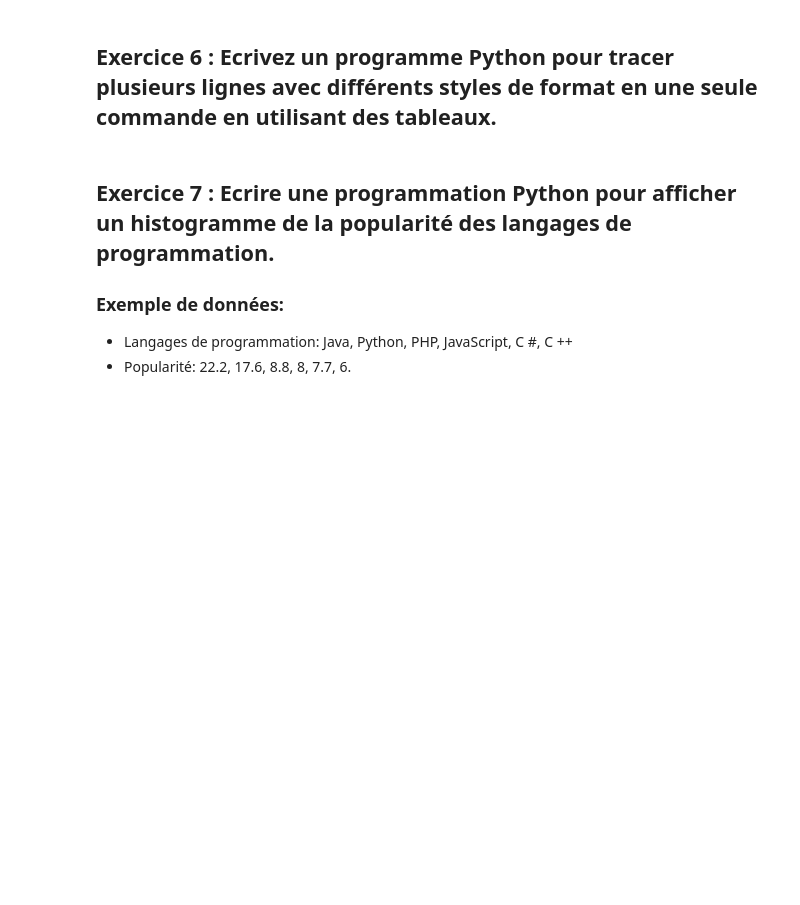
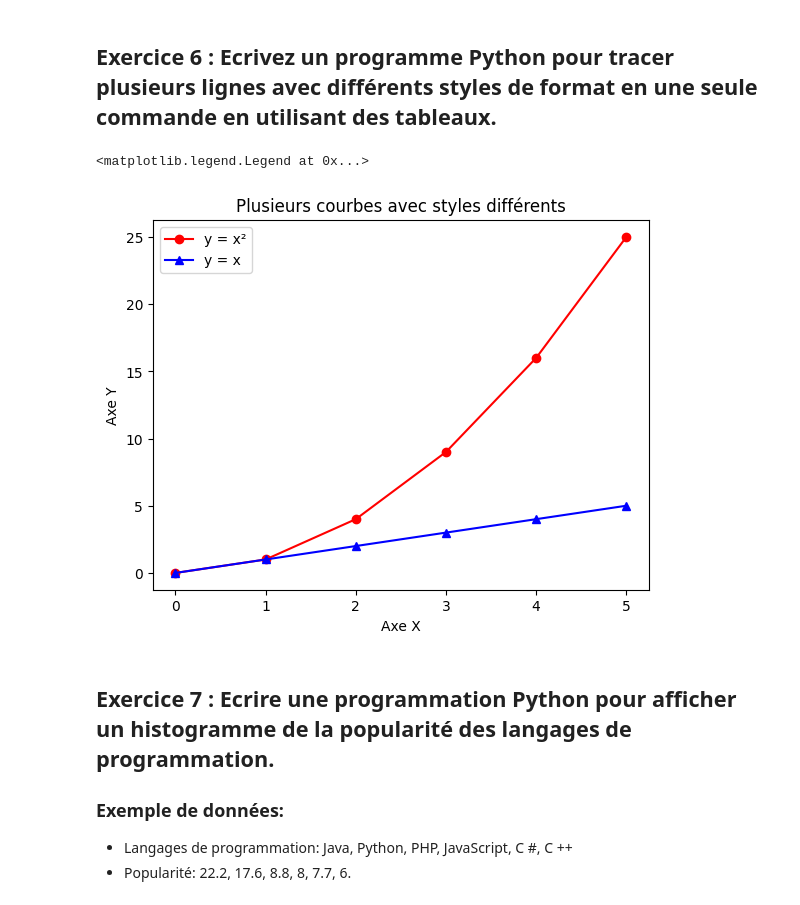
Before and after one commit to majdoubiadil/alx-pre_course, a Jupyter notebook: Exos matplotlib énoncé.ipynb, the cells around one changed output. Saved outputs shown, nothing was run; the diff lists cells and outputs as text; code cells hidden in the pictures; blank space fills up the shorter version.

```diff
--- a/Exos matplotlib énoncé.ipynb
+++ b/Exos matplotlib énoncé.ipynb
@@ -57,6 +21,20 @@ plt.legend()
 ## Exercice 5 : Ecrivez un programme Python pour tracer deux lignes ou plus et définir les marqueurs de ligne.
 # %% [markdown]
 ## Exercice 6 : Ecrivez un programme Python pour tracer plusieurs lignes avec différents styles de format en une seule commande en utilisant des tableaux.
+# %%
+import numpy as np
+import matplotlib.pyplot as plt
+x = np.array([0, 1, 2, 3, 4, 5])
+y1 = np.array([0, 1, 4, 9, 16, 25])
+y2 = np.array([0, 1, 2, 3, 4, 5])
+plt.plot(x, y1, 'r-o', x, y2, 'b-^')
+plt.xlabel("Axe X")
+plt.ylabel("Axe Y")
+plt.title("Plusieurs courbes avec styles différents")
+plt.legend(["y = x²", "y = x"])
+# %% [output]
+<matplotlib.legend.Legend at 0x...>
+[figure, added]
 # %% [markdown]
 ## Exercice 7 : Ecrire une programmation Python pour afficher un histogramme de la popularité des langages de programmation.
 ### Exemple de données:
```
Also changed, not shown: parts of 5 cells of this notebook.
